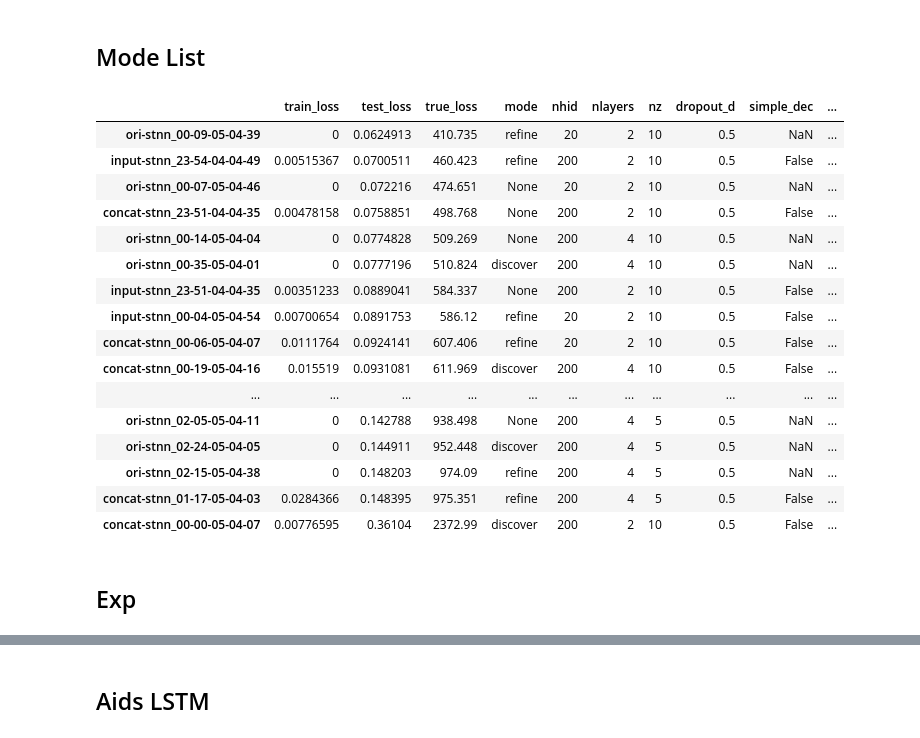
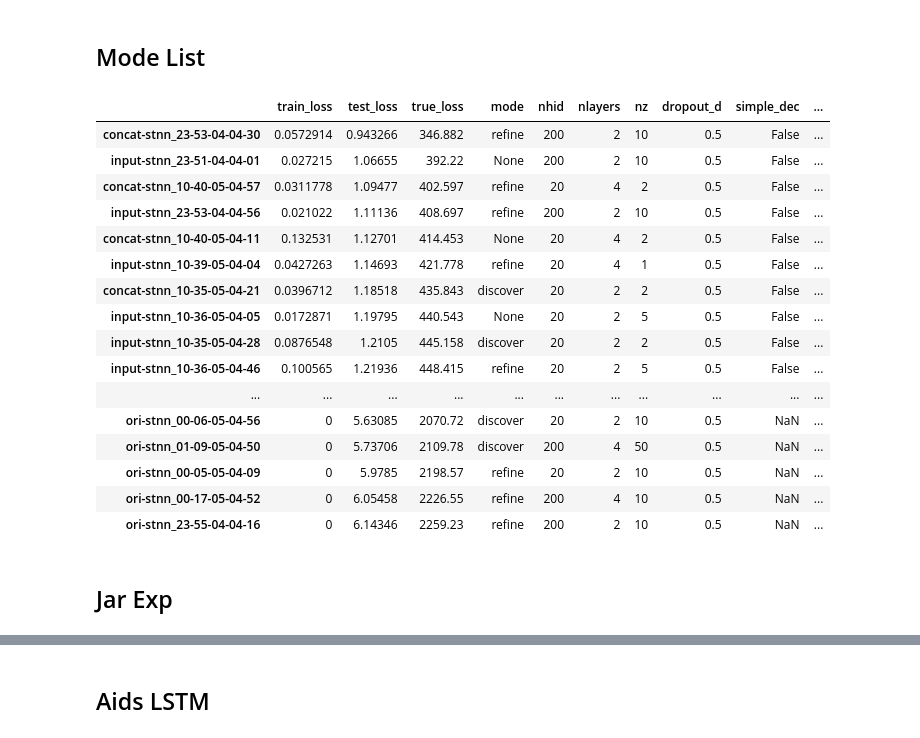
Before and after one commit to wtding1998/RNN_nCov, a Jupyter notebook: disease_analysis.ipynb, the cells around one changed output, grey strips where cells are left out. Saved outputs shown, nothing was run; the diff lists cells and outputs as text; code cells hidden in the pictures.

```diff
--- a/disease_analysis.ipynb
+++ b/disease_analysis.ipynb
@@ -39,25 +37,27 @@ folder = os.path.abspath(os.path.join(os.getcwd(), '..', 'output', 'feb'))
 # %%
-current = result.Printer(folder)
+jar_folder = os.path.abspath(os.path.join(os.getcwd(), '..', 'output', 'jar'))
+jar_result = result.Printer(jar_folder)
 pd.options.display.max_rows = None
-# a = current.get_df(col=['train_loss', 'test_loss', 'mode']).sort_values('test_loss', ascending=True)
-current.get_df(col=['train_loss', 'test_loss', 'true_loss', 'mode', 'nhid', 'nlayers', 'nz', 'dropout_d', 'simple_dec', 'seq_length', 'rnn_model']).sort_values('test_loss', ascending=True)
+# a = jar_result.get_df(col=['train_loss', 'test_loss', 'mode']).sort_values('test_loss', ascending=True)
+jar_df = jar_result.get_df(col=['train_loss', 'test_loss', 'true_loss', 'mode', 'nhid', 'nlayers', 'nz', 'dropout_d', 'simple_dec', 'seq_length', 'rnn_model']).sort_values('test_loss', ascending=True)
+jar_df
 # %% [output]
 |  | train_loss | test_loss | true_loss | mode | nhid | nlayers | nz | dropout_d | simple_dec | ... |
-| ori-stnn_00-09-05-04-39 | 0 | 0.0624913 | 410.735 | refine | 20 | 2 | 10 | 0.5 | NaN | ... |
-| input-stnn_23-54-04-04-49 | 0.00515367 | 0.0700511 | 460.423 | refine | 200 | 2 | 10 | 0.5 | False | ... |
-| ori-stnn_00-07-05-04-46 | 0 | 0.072216 | 474.651 | None | 20 | 2 | 10 | 0.5 | NaN | ... |
-| concat-stnn_23-51-04-04-35 | 0.00478158 | 0.0758851 | 498.768 | None | 200 | 2 | 10 | 0.5 | False | ... |
-| ori-stnn_00-14-05-04-04 | 0 | 0.0774828 | 509.269 | None | 200 | 4 | 10 | 0.5 | NaN | ... |
-| ori-stnn_00-35-05-04-01 | 0 | 0.0777196 | 510.824 | discover | 200 | 4 | 10 | 0.5 | NaN | ... |
-| input-stnn_23-51-04-04-35 | 0.00351233 | 0.0889041 | 584.337 | None | 200 | 2 | 10 | 0.5 | False | ... |
-| input-stnn_00-04-05-04-54 | 0.00700654 | 0.0891753 | 586.12 | refine | 20 | 2 | 10 | 0.5 | False | ... |
-| concat-stnn_00-06-05-04-07 | 0.0111764 | 0.0924141 | 607.406 | refine | 20 | 2 | 10 | 0.5 | False | ... |
-| concat-stnn_00-19-05-04-16 | 0.015519 | 0.0931081 | 611.969 | discover | 200 | 4 | 10 | 0.5 | False | ... |
+| concat-stnn_23-53-04-04-30 | 0.0572914 | 0.943266 | 346.882 | refine | 200 | 2 | 10 | 0.5 | False | ... |
+| input-stnn_23-51-04-04-01 | 0.027215 | 1.06655 | 392.22 | None | 200 | 2 | 10 | 0.5 | False | ... |
+| concat-stnn_10-40-05-04-57 | 0.0311778 | 1.09477 | 402.597 | refine | 20 | 4 | 2 | 0.5 | False | ... |
+| input-stnn_23-53-04-04-56 | 0.021022 | 1.11136 | 408.697 | refine | 200 | 2 | 10 | 0.5 | False | ... |
+| concat-stnn_10-40-05-04-11 | 0.132531 | 1.12701 | 414.453 | None | 20 | 4 | 2 | 0.5 | False | ... |
+| input-stnn_10-39-05-04-04 | 0.0427263 | 1.14693 | 421.778 | refine | 20 | 4 | 1 | 0.5 | False | ... |
+| concat-stnn_10-35-05-04-21 | 0.0396712 | 1.18518 | 435.843 | discover | 20 | 2 | 2 | 0.5 | False | ... |
+| input-stnn_10-36-05-04-05 | 0.0172871 | 1.19795 | 440.543 | None | 20 | 2 | 5 | 0.5 | False | ... |
+| input-stnn_10-35-05-04-28 | 0.0876548 | 1.2105 | 445.158 | discover | 20 | 2 | 2 | 0.5 | False | ... |
+| input-stnn_10-36-05-04-46 | 0.100565 | 1.21936 | 448.415 | refine | 20 | 2 | 5 | 0.5 | False | ... |
 | ... | ... | ... | ... | ... | ... | ... | ... | ... | ... | ... |
-| ori-stnn_02-05-05-04-11 | 0 | 0.142788 | 938.498 | None | 200 | 4 | 5 | 0.5 | NaN | ... |
-| ori-stnn_02-24-05-04-05 | 0 | 0.144911 | 952.448 | discover | 200 | 4 | 5 | 0.5 | NaN | ... |
-| ori-stnn_02-15-05-04-38 | 0 | 0.148203 | 974.09 | refine | 200 | 4 | 5 | 0.5 | NaN | ... |
-| concat-stnn_01-17-05-04-03 | 0.0284366 | 0.148395 | 975.351 | refine | 200 | 4 | 5 | 0.5 | False | ... |
-| concat-stnn_00-00-05-04-07 | 0.00776595 | 0.36104 | 2372.99 | discover | 200 | 2 | 10 | 0.5 | False | ... |
+| ori-stnn_00-06-05-04-56 | 0 | 5.63085 | 2070.72 | discover | 20 | 2 | 10 | 0.5 | NaN | ... |
+| ori-stnn_01-09-05-04-50 | 0 | 5.73706 | 2109.78 | discover | 200 | 4 | 50 | 0.5 | NaN | ... |
+| ori-stnn_00-05-05-04-09 | 0 | 5.9785 | 2198.57 | refine | 20 | 2 | 10 | 0.5 | NaN | ... |
+| ori-stnn_00-17-05-04-52 | 0 | 6.05458 | 2226.55 | refine | 200 | 4 | 10 | 0.5 | NaN | ... |
+| ori-stnn_23-55-04-04-16 | 0 | 6.14346 | 2259.23 | refine | 200 | 2 | 10 | 0.5 | NaN | ... |
 # %% [markdown]
-## Exp
+## Jar Exp
```
Also changed, not shown: parts of 14 cells of this notebook, 6 other files.
